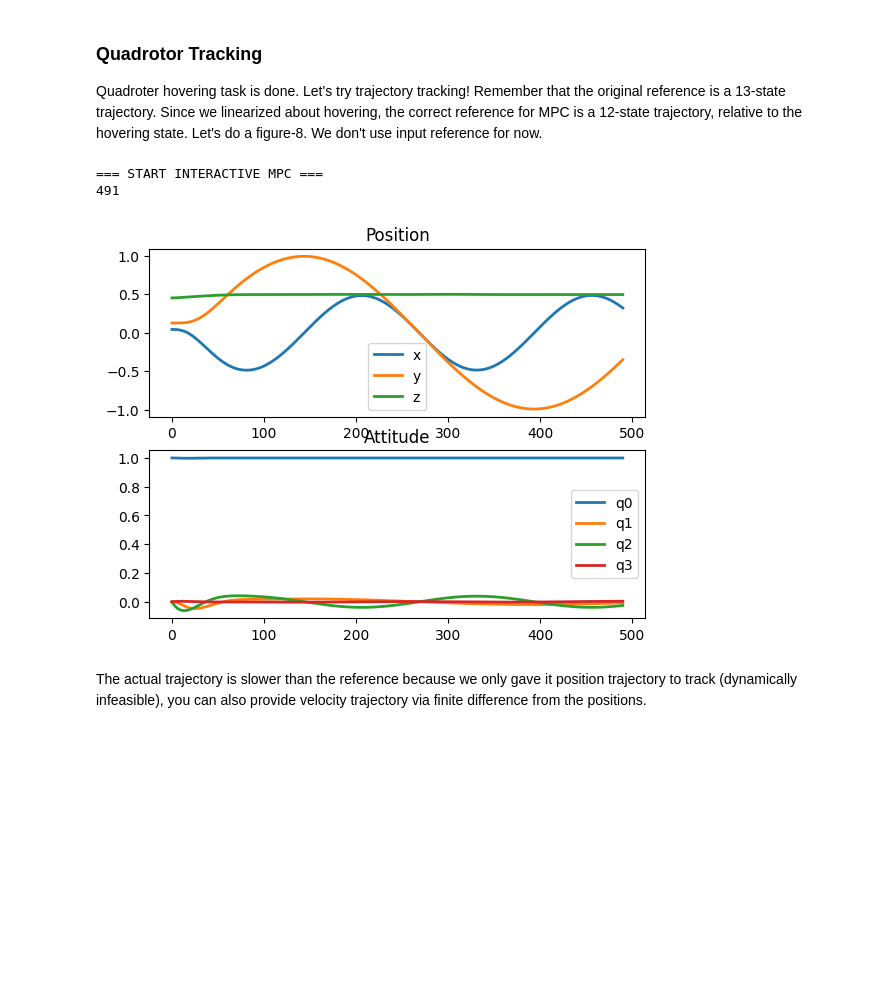
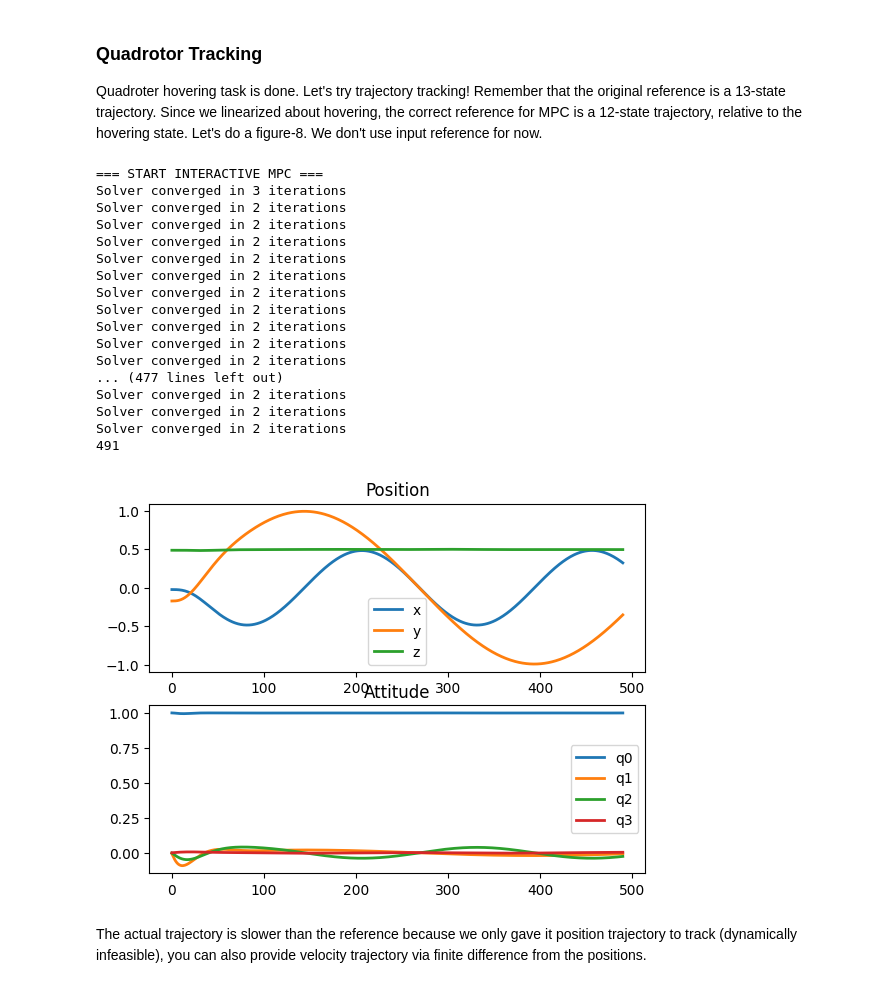
Before and after one commit to TinyMPC/tinympc-python, a Jupyter notebook: examples/interactive_quadrotor_ext.ipynb, the cells around one changed output. Saved outputs shown, nothing was run; the diff lists cells and outputs as text; code cells hidden in the pictures; blank space fills up the shorter version.

```diff
--- a/examples/interactive_quadrotor_ext.ipynb
+++ b/examples/interactive_quadrotor_ext.ipynb
@@ -301,31 +319,31 @@ restart kernel.
 x_all = []  # List of all stored states
 
 def mpc_tasks():
+    # This function is similar in firmware
     def mpc_controller(x):
         # input is 13d state vector
         q = x[3:7]
         phi = qtorp(L(qg).T @ q)
         delta_x = np.hstack([x[0:3]-rg, phi, x[7:10]-vg, x[10:13]-omgg]) # 12d state vector
         noise = np.random.normal(0, 0.01, (n,))*0
-        delta_x_noise = delta_x + noise
+        delta_x_noise = (delta_x + noise).reshape(n)
         print(delta_x_noise)
 
         # 1. Set initial state from measurement
-        prob.set_x0(delta_x_noise, 0)  # Set initial state to C code
+        prob.set_x0(delta_x_noise)  # Set initial state to C code
 
         # 2. Set the reference state if needed
         # At step 200, set x = 1
         # if (i == 200):
-        #     solver.set_xref(delta_xref_next, 0)  # Set the reference state to C code
+        #     prob.set_xref(delta_xref_next, 0)  # Set the reference state to C code
 
         # 3. Solve the problem
-        prob.solve(0)  # Call the solve in C code
+        result = prob.solve()  # Call the solve in C code
 
         # 4. Get the control input
-        prob.get_u(uhrz, 0)  # Get the control input from C code
-        print(uhrz)
+        u_mpc = result['controls']
 
-        return np.array(uhrz[0:4]) + u0
+        return np.array(u_mpc).flatten() + u0
 
     x = 1*x0  # initial state
     # x[0:3] = rg + np.random.randn(3)  # initial position
@@ -342,7 +360,7 @@ def mpc_tasks():
         # Simulate the dynamics
         x = quad_dynamics_rk4(x, u_current)
 
-        x = x.reshape(n+1).tolist()
+        x = x.reshape(n+1)
         x_all.append(x)
 
     print(len(x_all))
@@ -382,38 +414,53 @@ def mpc_tasks():
         noise = np.random.normal(0, 0.01, (n,))*0
         delta_x_noise = delta_x + noise
 
-        tinympcgen.set_x0(delta_x_noise.reshape(-1, 1))
+        prob.set_x0(delta_x_noise)
 
         xref_matrix = np.array(xref_horizon).T
-        tinympcgen.set_x_ref(xref_matrix)
+        prob.set_x_ref(xref_matrix)
 
-        result = tinympcgen.solve()
+        result = prob.solve()
         u_mpc = result['controls']
 
         return np.array(u_mpc).flatten() + u0
 
     x = Xref[0]
     x[0:3] = Xref[0,0:3] + np.random.randn(3)/10
 
     print("=== START INTERACTIVE MPC ===")
 
     NSIM = Nt - N
     for i in range(NSIM):
         u_current = mpc_controller(x, xref[i:i+N])
 
         x = quad_dynamics_rk4(x, u_current)
 
         x = x.reshape(n+1).tolist()
         x_all.append(x)
 
     print(len(x_all))
 
 mpc_tasks()
 visualize_trajectory(x_all)
 # %% [output]
 === START INTERACTIVE MPC ===
+Solver converged in 3 iterations
+Solver converged in 2 iterations
+Solver converged in 2 iterations
+Solver converged in 2 iterations
+Solver converged in 2 iterations
+Solver converged in 2 iterations
+Solver converged in 2 iterations
+Solver converged in 2 iterations
+Solver converged in 2 iterations
+Solver converged in 2 iterations
+Solver converged in 2 iterations
+... (477 lines left out)
+Solver converged in 2 iterations
+Solver converged in 2 iterations
+Solver converged in 2 iterations
 491
-[figure, old version]
+[figure, new version]
 # %% [markdown]
 The actual trajectory is slower than the reference because we only gave it position trajectory to track (dynamically infeasible), you can also provide velocity trajectory via finite difference from the positions.
 # %%
```
Also changed, not shown: parts of 5 cells of this notebook, 1 other file.
